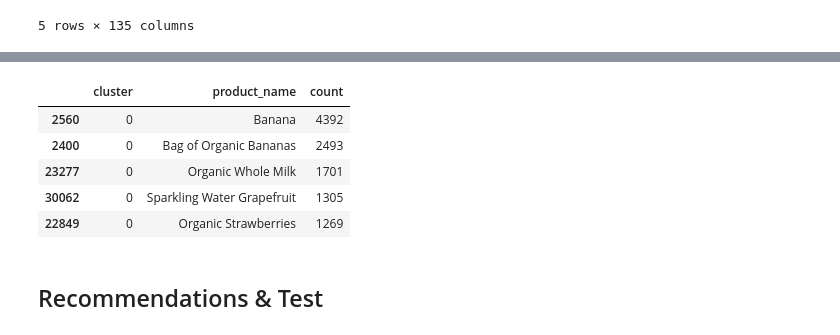
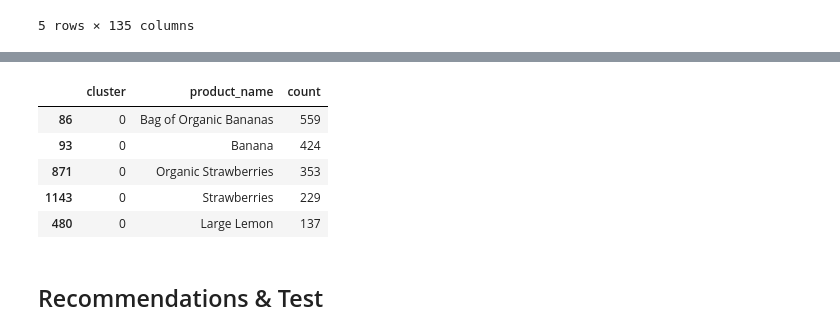
Before and after one commit to beckyydo/retail-machine-learning, a Jupyter notebook: grocery-recommendations.ipynb, the cells around one changed output, grey strips where cells are left out. Drawn from its saved outputs; the diff is of its cells as text; code cells hidden in the pictures.

```diff
--- a/grocery-recommendations.ipynb
+++ b/grocery-recommendations.ipynb
@@ -143,6 +140,7 @@ percent_user.head()
 # %%
 # Create user product aisle percentage table
 percent_df = pd.pivot_table(percent_user, values='percent', index='user_id', columns = 'aisle', fill_value = 0 )
+percent_df = percent_df.sort_index()
 percent_df.head()
 # %% [output]
 | aisle | air fresheners candles | asian foods | baby accessories | baby bath body care | baby food formula | ... |
@@ -215,12 +174,14 @@ plt.show()
 # %%
-# Fit model k-mean with 6 clusters, and PCA with 3 components
-kmeans = KMeans(n_clusters = 6).fit(PCA_components[[0,1,2,3]])
+# Fit model k-mean with 6 clusters
+kmeans = KMeans(n_clusters = 6).fit(percent_df)
+
+# Pull Cluster Labels for rows
 cluster_label = kmeans.labels_
 # %%
 # Pivot Count For User and Aisle
 percent_ct = pd.pivot_table(percent_user, values='count', index='user_id', columns = 'aisle', fill_value = 0 )
 # Add Cluster Labels to Dataframe To Identify Customer Segment
-percent_ct['cluster'] = kmeans.labels_
+percent_ct['cluster'] = cluster_label
 # Display preview
 percent_ct.head()
 # %% [output]
@@ -317,21 +262,30 @@ ab.head()
 # %%
+# Determine Top 10 Products in Each cluster
+# Convert table to count products
+percent_ct = percent_ct.reset_index(drop=False)
+top_cluster = percent_ct[['user_id','cluster']]
+# Count product in each cluster
+cluster_product = order_df[['user_id', 'product_id','product_name','aisle']].merge(top_cluster, on="user_id")
+cluster_count = cluster_product.groupby(['cluster','product_name'])['product_id'].count().reset_index(name='count')
+cluster_count = cluster_count.sort_values('count',ascending=False)
+
 # Sort Cluster
-cluster_list = sorted(ab['cluster'].unique())
-inital_df = ab[ab['cluster'] == 0][0:10]
+cluster_list = sorted(cluster_count['cluster'].unique())
+inital_df = cluster_count[cluster_count['cluster'] == 0][0:10]
 
 for i in range(1, len(cluster_list)):
-    top_df = ab[ab['cluster'] == i][0:10]
+    top_df = cluster_count[cluster_count['cluster'] == i][0:10]
     inital_df = pd.concat([inital_df, top_df])
 
 cluster_top10 = inital_df
 cluster_top10.head()
 # %% [output]
 |  | cluster | product_name | count |
-| 2560 | 0 | Banana | 4392 |
-| 2400 | 0 | Bag of Organic Bananas | 2493 |
-| 23277 | 0 | Organic Whole Milk | 1701 |
-| 30062 | 0 | Sparkling Water Grapefruit | 1305 |
-| 22849 | 0 | Organic Strawberries | 1269 |
+| 86 | 0 | Bag of Organic Bananas | 559 |
+| 93 | 0 | Banana | 424 |
+| 871 | 0 | Organic Strawberries | 353 |
+| 1143 | 0 | Strawberries | 229 |
+| 480 | 0 | Large Lemon | 137 |
 # %%
 aisle_list = sorted(order_df['aisle'].unique())
 # %% [markdown]
```
Also changed, not shown: parts of 30 cells of this notebook, 2 other files.
